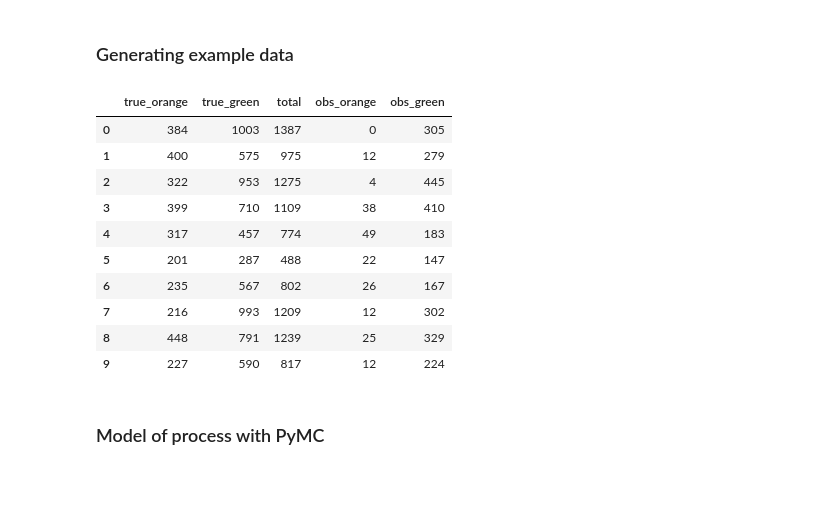
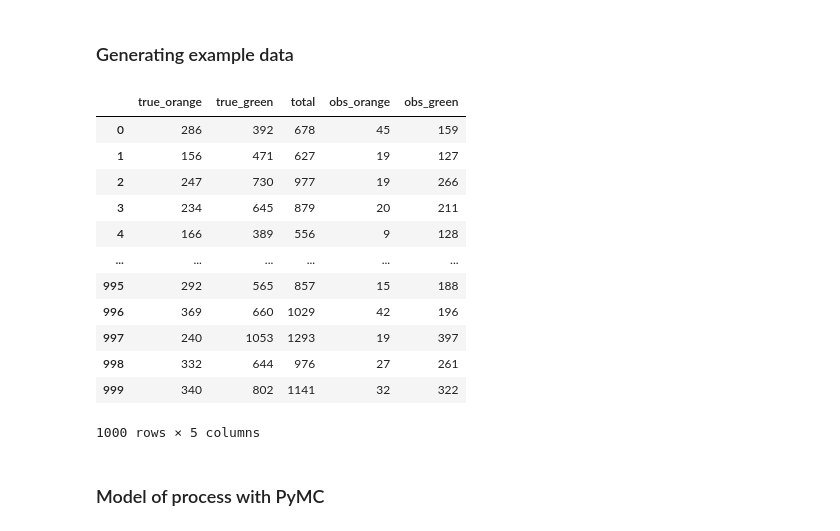
Before and after one commit to davcamer/incompletebinary, a Jupyter notebook: example_daily_data.ipynb, the cells around one changed output. Cells and saved outputs as stored; diff of their text form; code cells hidden in the pictures; blank space fills up the shorter version.

```diff
--- a/example_daily_data.ipynb
+++ b/example_daily_data.ipynb
@@ -6,42 +6,44 @@ import arviz as az
 # %% [markdown]
 ### Generating example data
 # %%
-n_observations = 10
+n_observations = 1000
 
 true_orange_mu, true_orange_sd = 300, 100
 true_green_mu, true_green_sd = 600, 200
 
 # Fraction of each class that will be observed.
 obs_pct_orange_mu, obs_pct_orange_sd = 0.10, 0.05
 obs_pct_green_mu, obs_pct_green_sd = 0.40, 0.10
 
 df = pd.DataFrame(
     dict(
         true_orange=np.random.normal(true_orange_mu, true_orange_sd, size=n_observations),
         true_green=np.random.normal(true_green_mu, true_green_sd, size=n_observations),
         pct_obs_orange=np.random.normal(obs_pct_orange_mu, obs_pct_orange_sd, size=n_observations),
         pct_obs_green=np.random.normal(obs_pct_green_mu, obs_pct_green_sd, size=n_observations),
     ),
     columns=['true_orange', 'true_green', 'pct_obs_orange', 'pct_obs_green']
 )
 df['total'] = df['true_orange'] + df['true_green']
 df['obs_orange'] = df['true_orange'] * df['pct_obs_orange'].clip(lower=0)
 df['obs_green'] = df['true_green'] * df['pct_obs_green'].clip(lower=0)
 
 df.drop(['pct_obs_orange', 'pct_obs_green'], axis=1, inplace=True)
 df = df.round().astype(int)
 df
 # %% [output]
 |  | true_orange | true_green | total | obs_orange | obs_green |
-| 0 | 384 | 1003 | 1387 | 0 | 305 |
-| 1 | 400 | 575 | 975 | 12 | 279 |
-| 2 | 322 | 953 | 1275 | 4 | 445 |
-| 3 | 399 | 710 | 1109 | 38 | 410 |
-| 4 | 317 | 457 | 774 | 49 | 183 |
-| 5 | 201 | 287 | 488 | 22 | 147 |
-| 6 | 235 | 567 | 802 | 26 | 167 |
-| 7 | 216 | 993 | 1209 | 12 | 302 |
-| 8 | 448 | 791 | 1239 | 25 | 329 |
-| 9 | 227 | 590 | 817 | 12 | 224 |
+| 0 | 286 | 392 | 678 | 45 | 159 |
+| 1 | 156 | 471 | 627 | 19 | 127 |
+| 2 | 247 | 730 | 977 | 19 | 266 |
+| 3 | 234 | 645 | 879 | 20 | 211 |
+| 4 | 166 | 389 | 556 | 9 | 128 |
+| ... | ... | ... | ... | ... | ... |
+| 995 | 292 | 565 | 857 | 15 | 188 |
+| 996 | 369 | 660 | 1029 | 42 | 196 |
+| 997 | 240 | 1053 | 1293 | 19 | 397 |
+| 998 | 332 | 644 | 976 | 27 | 261 |
+| 999 | 340 | 802 | 1141 | 32 | 322 |
+1000 rows × 5 columns
 # %% [markdown]
 ### Model of process with PyMC
```
Also changed, not shown: parts of 3 cells of this notebook.
